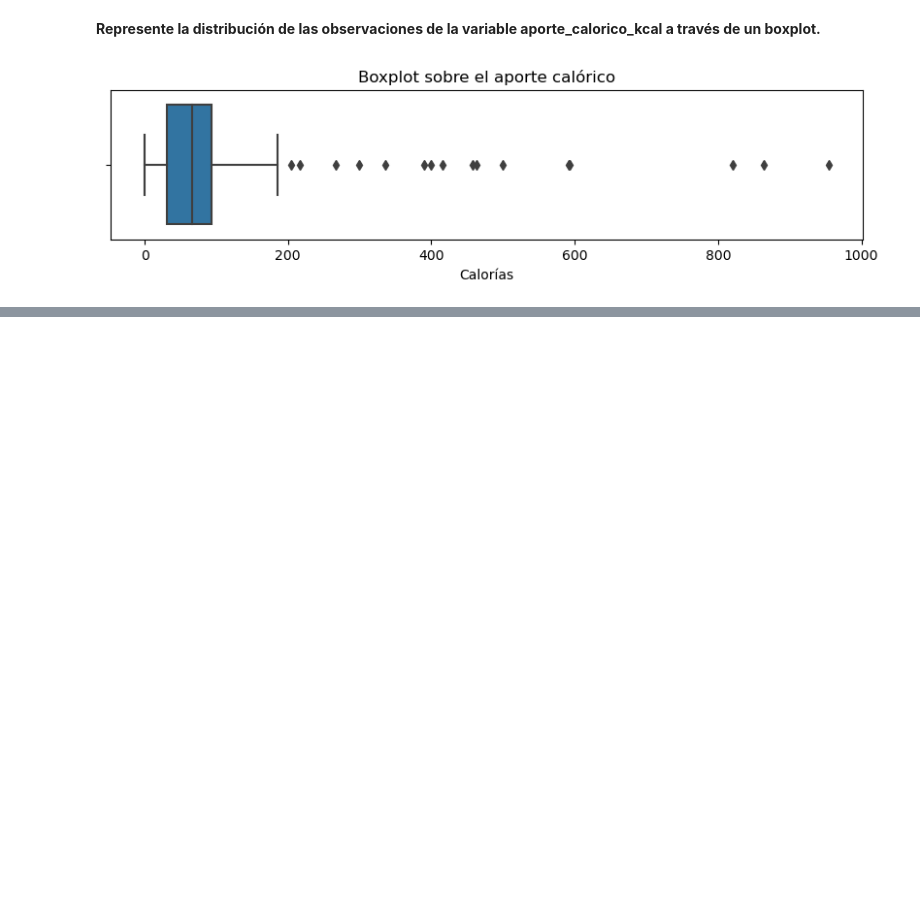
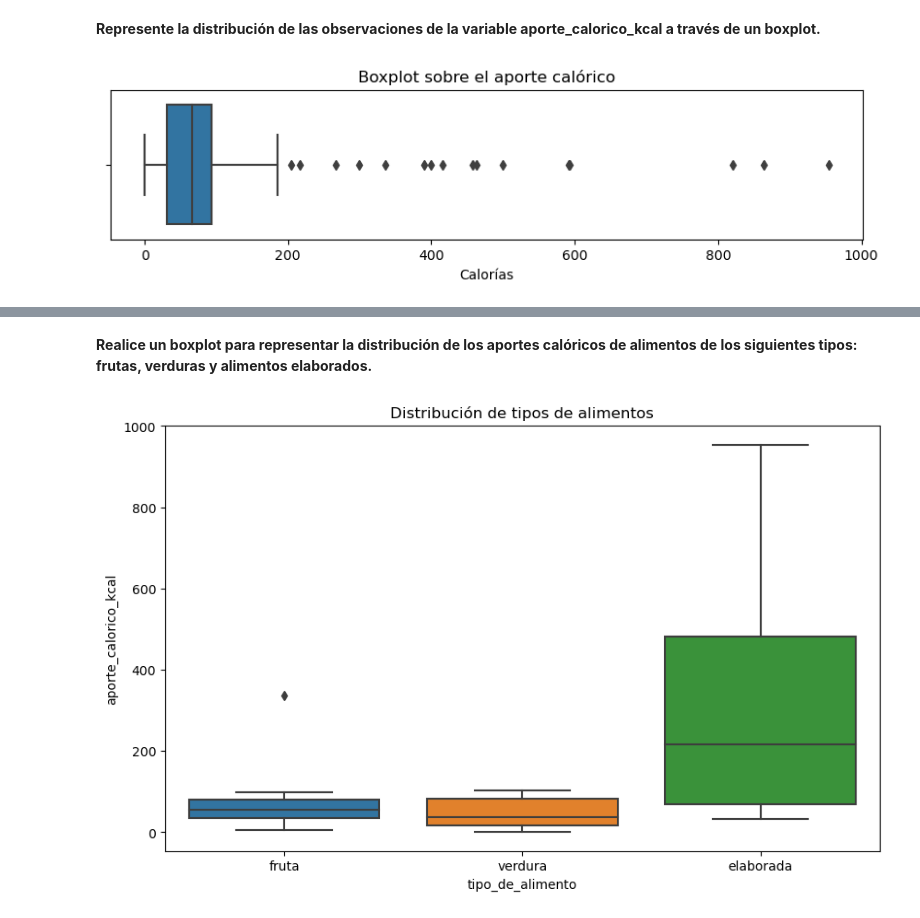
Before and after one commit to CaroRuiz92/exploracion_estadistica_pandas, a Jupyter notebook: Pract_3.ipynb, the cells around one changed output, grey strips where cells are left out. Saved outputs shown, nothing was run; the diff lists cells and outputs as text; code cells hidden in the pictures; blank space fills up the shorter version.

Commit message:
Se analizaron datsets a través de boxplots y medidas que se ajusten a su mejor análisis

```diff
--- a/Pract_3.ipynb
+++ b/Pract_3.ipynb
@@ -225,0 +247,13 @@ plt.show()
+# %% [markdown]
+**Realice un boxplot para representar la distribución de los aportes calóricos de alimentos de los siguientes tipos: frutas, verduras y alimentos elaborados.**
+# %%
+alim_selec = data_alim[
+data_alim['tipo_de_alimento'].isin(['fruta', 'verdura', 'elaborada'])][['tipo_de_alimento','aporte_calorico_kcal']]
+# %%
+plt.figure(figsize=(10, 6))
+sns.boxplot(x='tipo_de_alimento', y='aporte_calorico_kcal', data=alim_selec)
+plt.xticks(rotation=0)
+plt.title('Distribución de tipos de alimentos')
+plt.show()
+# %% [output]
+[figure, added]
```
Also changed, not shown: parts of 10 cells of this notebook.
